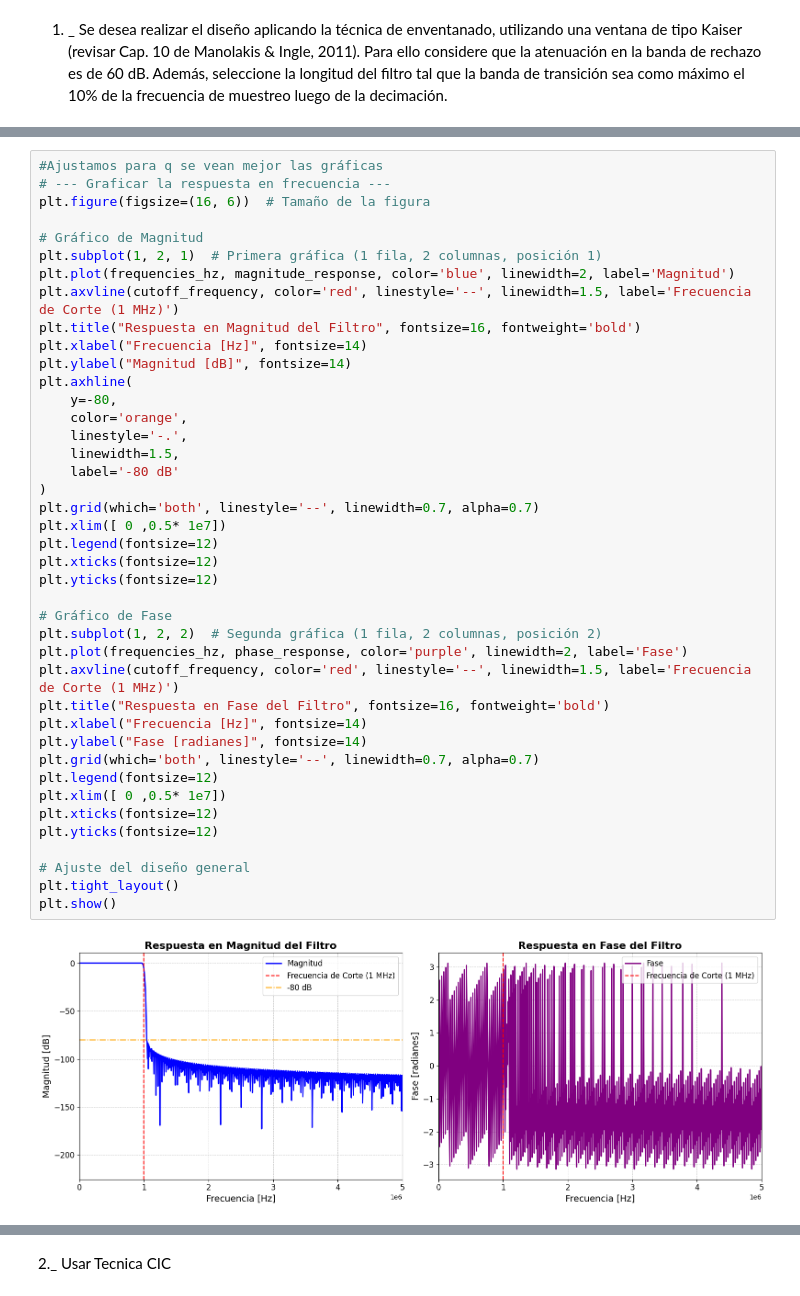
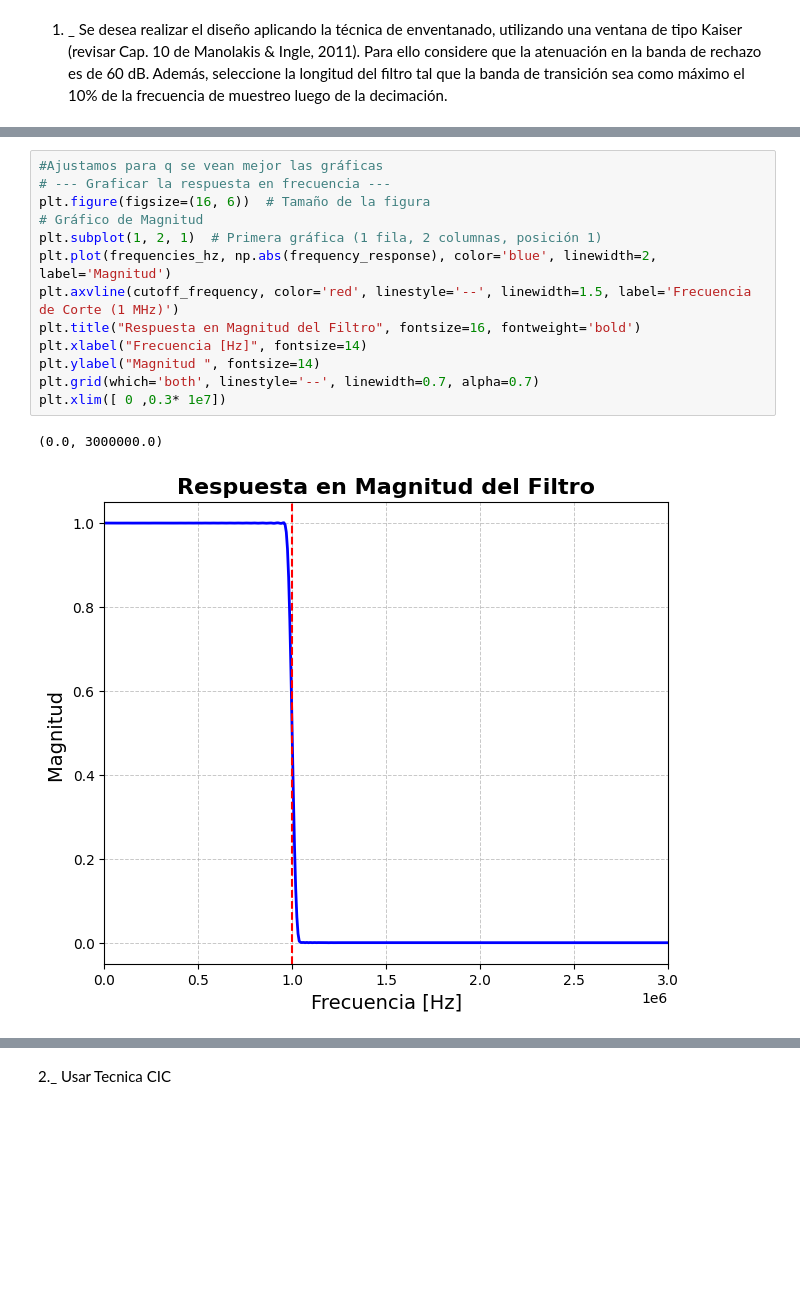
Before and after one commit to ExampleToFollow/PracticasPDS, a Jupyter notebook: Personal/TA_pregunta2.ipynb, the cells around one changed output, grey strips where cells are left out. Drawn from its saved outputs; the diff is of its cells as text; blank space fills up the shorter version.

```diff
--- a/Personal/TA_pregunta2.ipynb
+++ b/Personal/TA_pregunta2.ipynb
@@ -113,43 +143,16 @@ plt.show()
 # %%
 #Ajustamos para q se vean mejor las gráficas
 # --- Graficar la respuesta en frecuencia ---
 plt.figure(figsize=(16, 6))  # Tamaño de la figura
-
 # Gráfico de Magnitud
 plt.subplot(1, 2, 1)  # Primera gráfica (1 fila, 2 columnas, posición 1)
-plt.plot(frequencies_hz, magnitude_response, color='blue', linewidth=2, label='Magnitud')
+plt.plot(frequencies_hz, np.abs(frequency_response), color='blue', linewidth=2, label='Magnitud')
 plt.axvline(cutoff_frequency, color='red', linestyle='--', linewidth=1.5, label='Frecuencia de Corte (1 MHz)')
 plt.title("Respuesta en Magnitud del Filtro", fontsize=16, fontweight='bold')
 plt.xlabel("Frecuencia [Hz]", fontsize=14)
-plt.ylabel("Magnitud [dB]", fontsize=14)
-plt.axhline(
-    y=-80,
-    color='orange',
-    linestyle='-.',
-    linewidth=1.5,
-    label='-80 dB'
-)
+plt.ylabel("Magnitud ", fontsize=14)
 plt.grid(which='both', linestyle='--', linewidth=0.7, alpha=0.7)
-plt.xlim([ 0 ,0.5* 1e7])
-plt.legend(fontsize=12)
-plt.xticks(fontsize=12)
-plt.yticks(fontsize=12)
-
-# Gráfico de Fase
-plt.subplot(1, 2, 2)  # Segunda gráfica (1 fila, 2 columnas, posición 2)
-plt.plot(frequencies_hz, phase_response, color='purple', linewidth=2, label='Fase')
-plt.axvline(cutoff_frequency, color='red', linestyle='--', linewidth=1.5, label='Frecuencia de Corte (1 MHz)')
-plt.title("Respuesta en Fase del Filtro", fontsize=16, fontweight='bold')
-plt.xlabel("Frecuencia [Hz]", fontsize=14)
-plt.ylabel("Fase [radianes]", fontsize=14)
-plt.grid(which='both', linestyle='--', linewidth=0.7, alpha=0.7)
-plt.legend(fontsize=12)
-plt.xlim([ 0 ,0.5* 1e7])
-plt.xticks(fontsize=12)
-plt.yticks(fontsize=12)
-
-# Ajuste del diseño general
-plt.tight_layout()
-plt.show()
+plt.xlim([ 0 ,0.3* 1e7])
 # %% [output]
+(0.0, 3000000.0)
-[figure, old version]
+[figure, new version]
```
Also changed, not shown: parts of 27 cells of this notebook, 2 other files.
